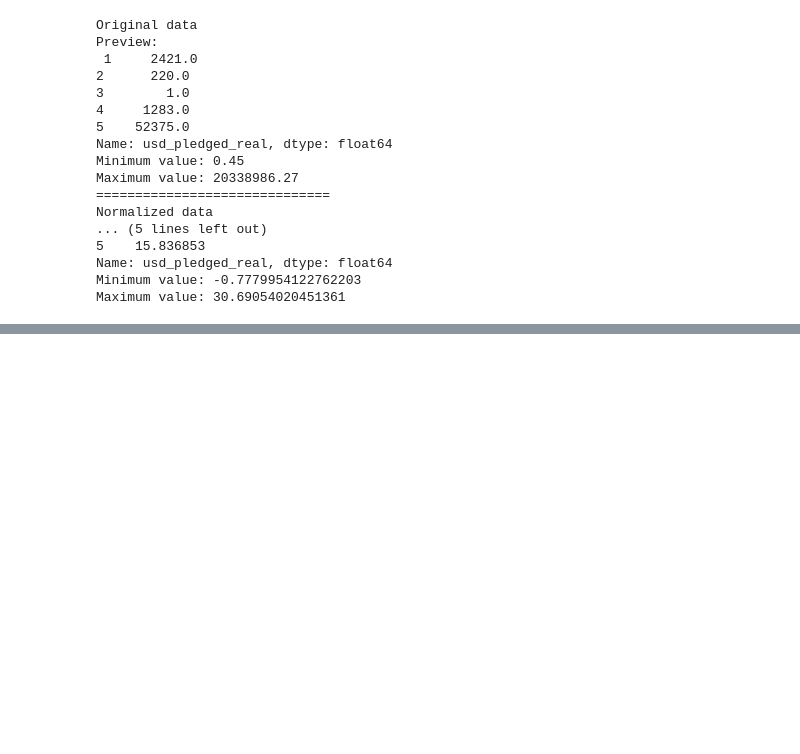
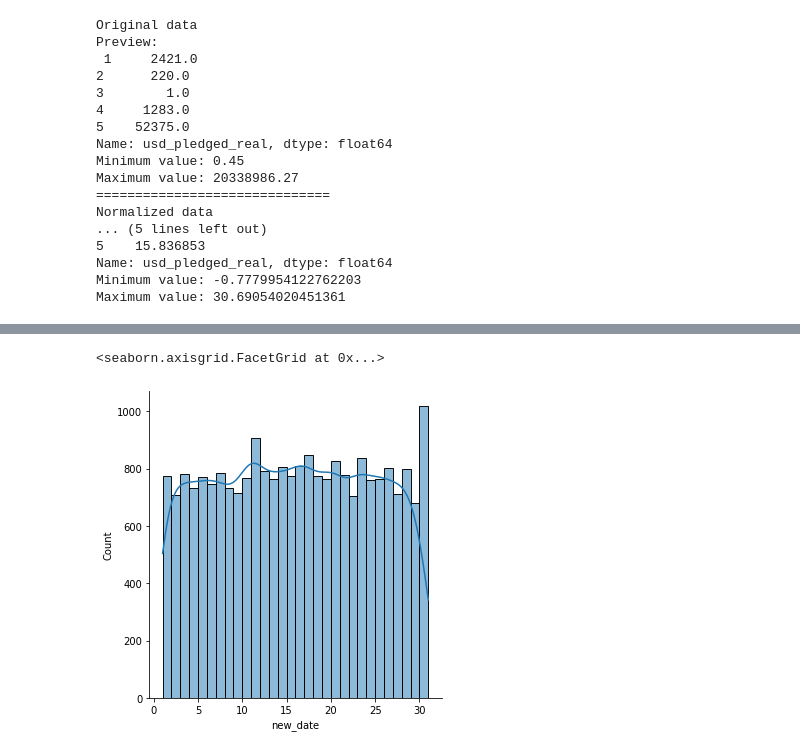
Before and after one commit to Sojiknight/PyDatSciStuds, a Jupyter notebook: Data Cleaning on Kaggle.ipynb, the cells around one changed output, grey strips where cells are left out. Saved outputs shown, nothing was run; the diff lists cells and outputs as text; code cells hidden in the pictures; blank space fills up the shorter version.

```diff
--- a/Data Cleaning on Kaggle.ipynb
+++ b/Data Cleaning on Kaggle.ipynb
@@ -538,0 +642,6 @@ Maximum value: 30.69054020451361
+# %%
+#Lets read in our data
+
+earthquakes = pd.read_csv('../input/earthquake-database/database.csv')
+np.random.seed(0)
+earthquakes.head()
@@ -538,0 +672,8 @@ Maximum value: 30.69054020451361
+# %%
+#Change the Date column to a datetime object
+#earthquakes['new_date'] = pd.to_datetime(earthquakes['Date'], format='%m/%d/%y')
+#earthquakes['new_date'].head()
+
+earthquakes['new_date'] = pd.to_datetime(earthquakes['Date'], infer_datetime_format=True,
+                                        format='%m/%d/%y')
+earthquakes['new_date'].head()
@@ -538,0 +709,9 @@ Maximum value: 30.69054020451361
+# %%
+#Now that we have identified where the discrepancies lie, we can manually change the data
+earthquakes.loc[3378,'Date'] = '02/23/1975'
+earthquakes.loc[7512, 'Date'] = '04/28/1985'
+earthquakes.loc[20650, 'Date'] = '03/11/2011'
+
+#Let us recreate the new column and check for datatype
+earthquakes['new_date'] = pd.to_datetime(earthquakes['Date'], format='%m/%d/%Y')
+print(earthquakes['new_date'])
@@ -538,0 +731,8 @@ Maximum value: 30.69054020451361
+# %%
+#Select day of the month and plot
+day_of_month = earthquakes['new_date'].dt.day
+
+sns.displot(day_of_month, bins=30, kde=True)
+# %% [output]
+<seaborn.axisgrid.FacetGrid at 0x...>
+[figure, added]
```
Also changed, not shown: parts of 18 cells of this notebook.
